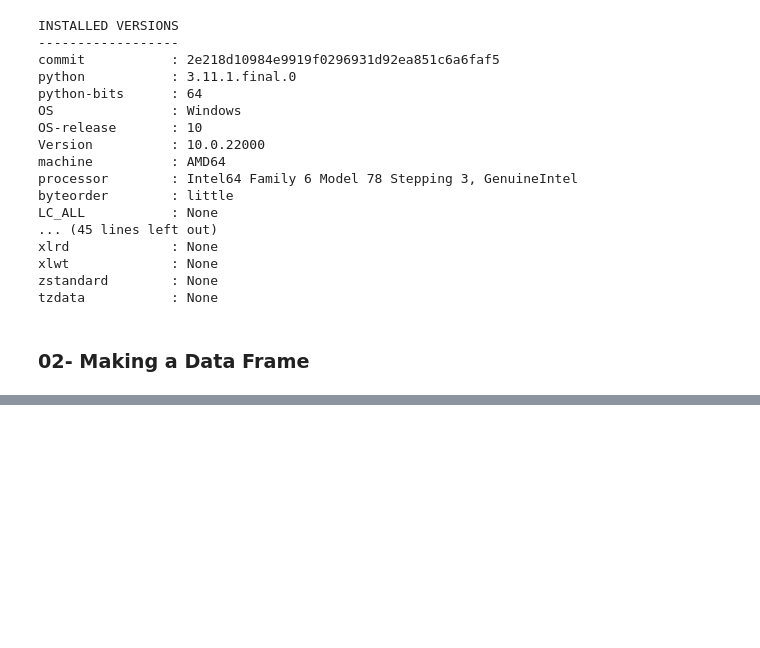
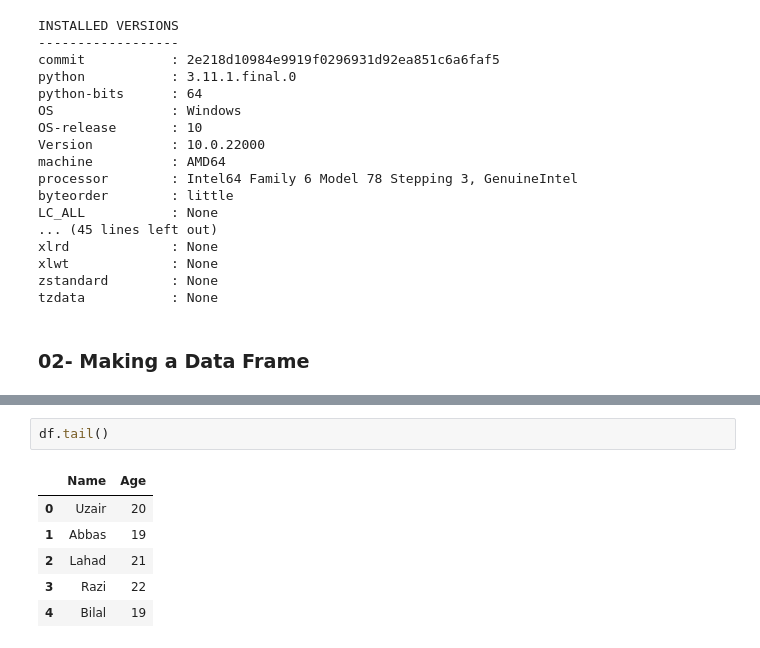
Before and after one commit to UzairHussain193/DataScience_with_Python, a Jupyter notebook: Chilla_2023/pandas_03.ipynb, the cells around one changed output, grey strips where cells are left out. Saved outputs shown, nothing was run; the diff lists cells and outputs as text; blank space fills up the shorter version.

```diff
--- a/Chilla_2023/pandas_03.ipynb
+++ b/Chilla_2023/pandas_03.ipynb
@@ -32,0 +53,9 @@ tzdata           : None
+# %%
+df.tail()
+# %% [output]
+|  | Name | Age |
+| 0 | Uzair | 20 |
+| 1 | Abbas | 19 |
+| 2 | Lahad | 21 |
+| 3 | Razi | 22 |
+| 4 | Bilal | 19 |
```
Also changed, not shown: parts of 11 cells of this notebook.
